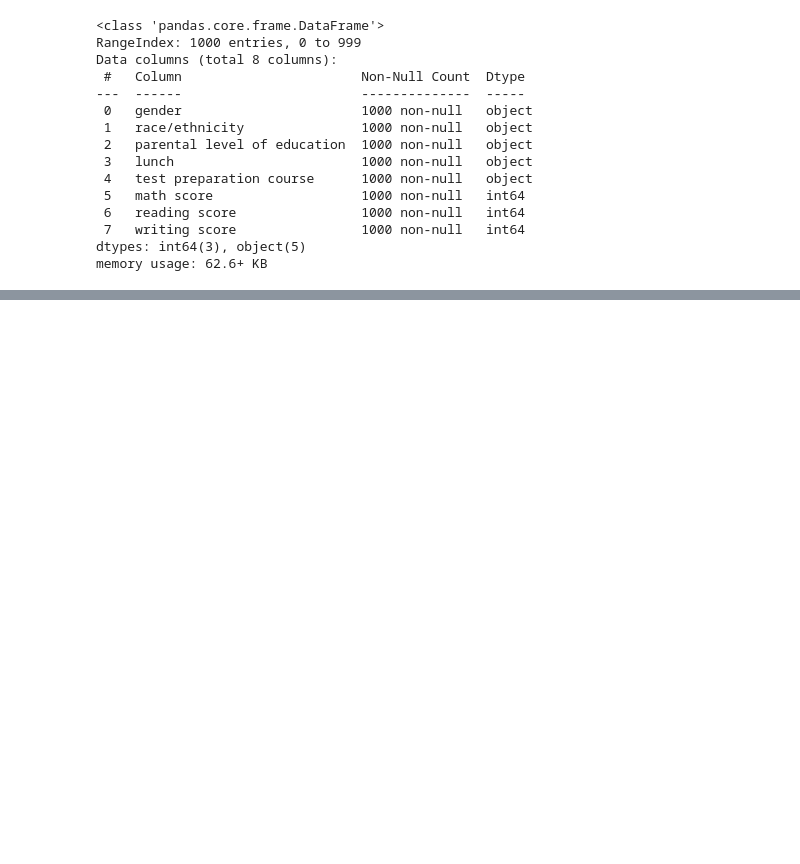
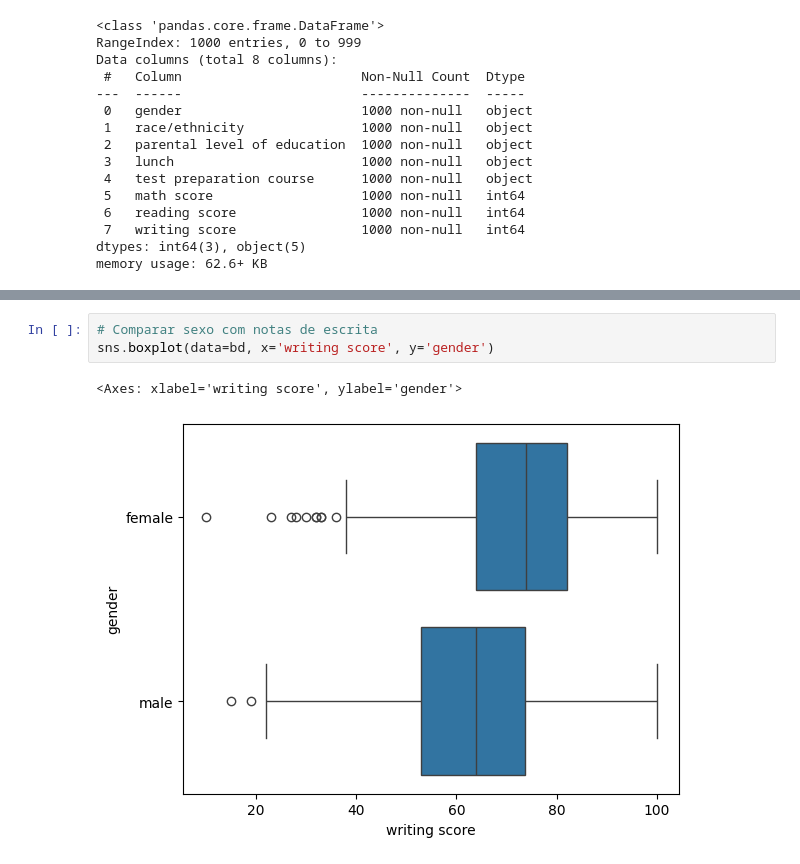
Before and after one commit to valdenio458/python-analise-de-dados-data-viking, a Jupyter notebook: Projeto_Educação.ipynb, the cells around one changed output, grey strips where cells are left out. Cells and saved outputs as stored; diff of their text form; blank space fills up the shorter version.

```diff
--- a/Projeto_Educação.ipynb
+++ b/Projeto_Educação.ipynb
@@ -100,0 +150,6 @@ memory usage: 62.6+ KB
+# %%
+# Comparar sexo com notas de escrita
+sns.boxplot(data=bd, x='writing score', y='gender')
+# %% [output]
+<Axes: xlabel='writing score', ylabel='gender'>
+[figure, added]
```
Also changed, not shown: parts of 8 cells of this notebook.
